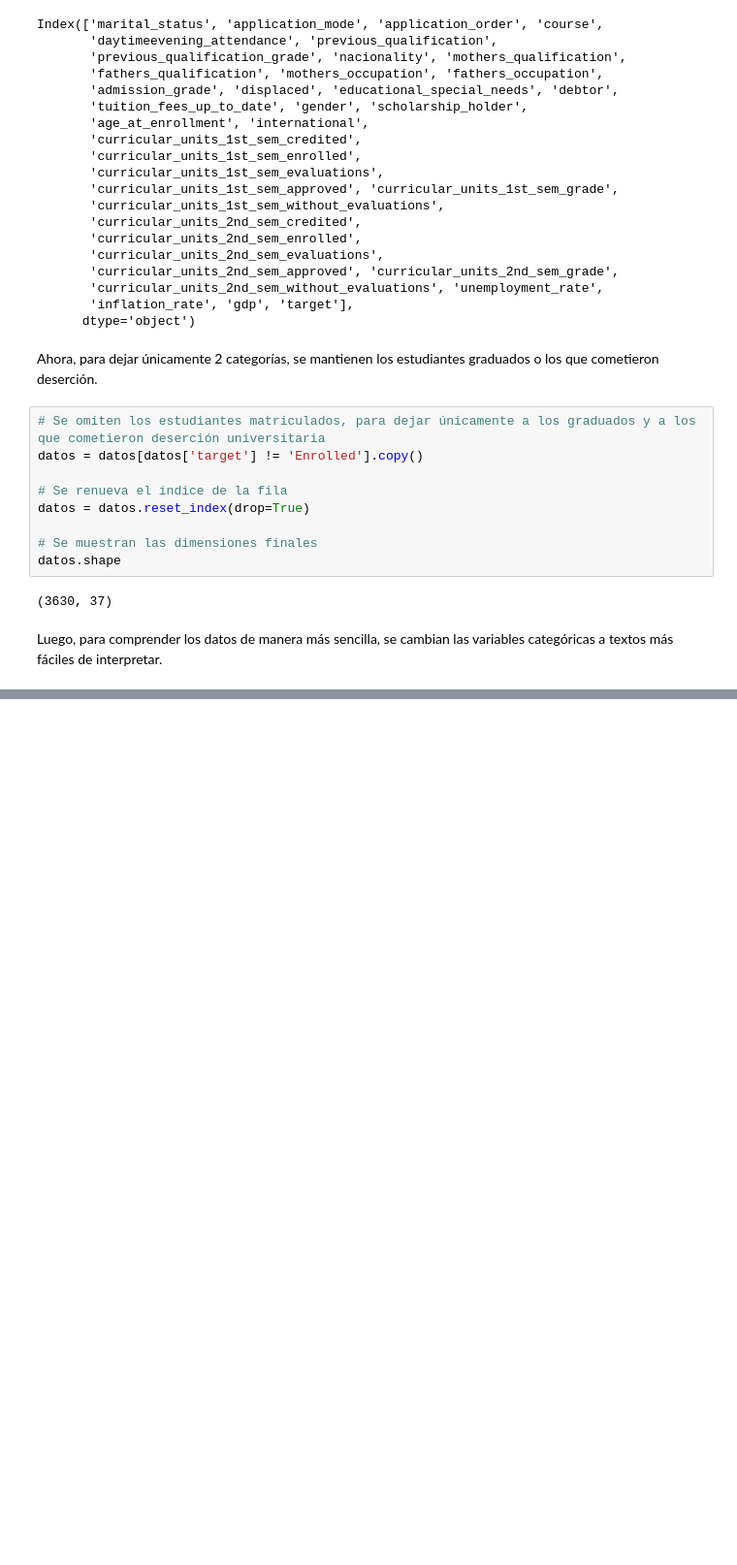
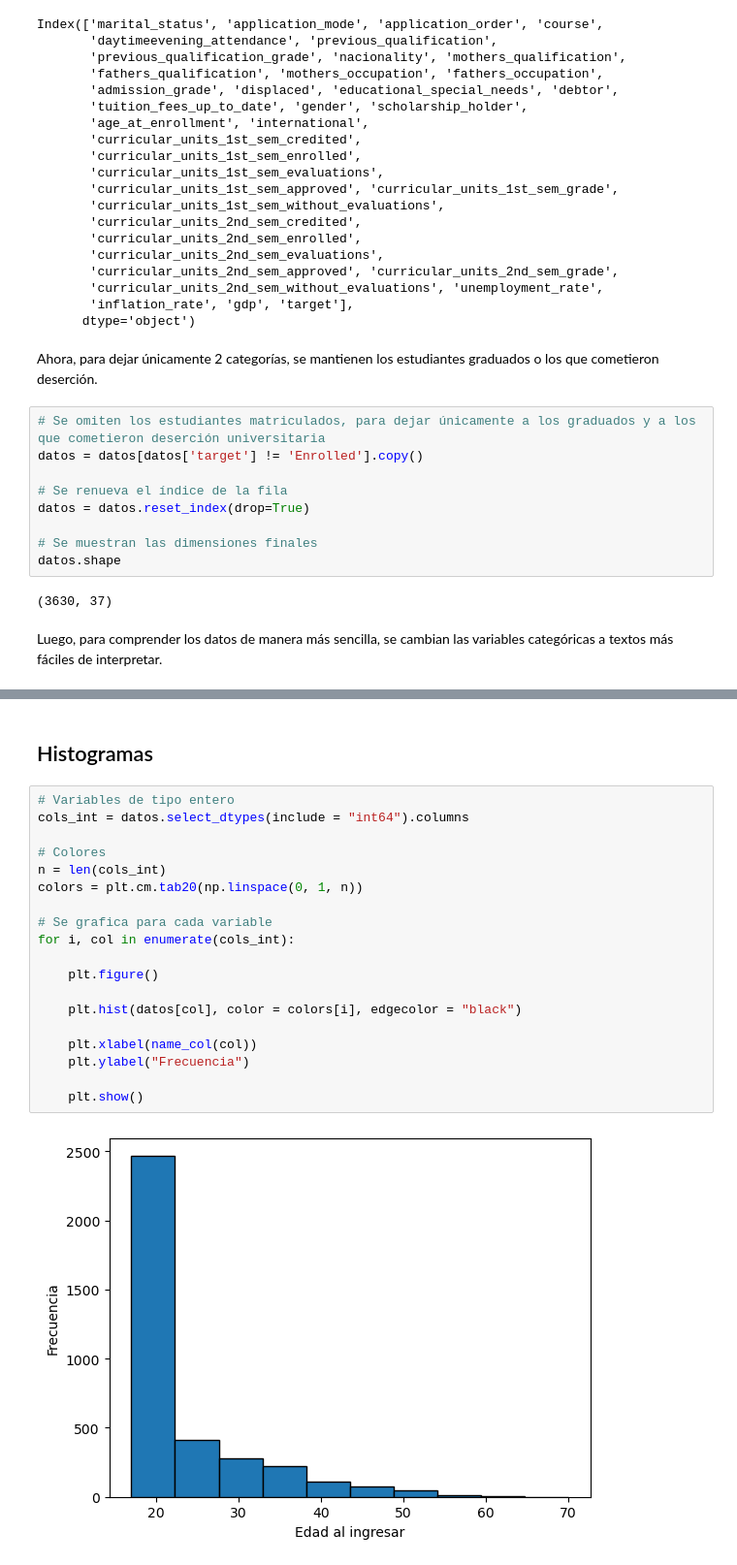
Before and after one commit to Santifer0803/Proyecto_analisis_de_datos, a Jupyter notebook: Proyecto análisis de datos.ipynb, the cells around one changed output, grey strips where cells are left out. Shown at 97% size. Cells and saved outputs as stored; diff of their text form; blank space fills up the shorter version.

```diff
--- a/Proyecto análisis de datos.ipynb
+++ b/Proyecto análisis de datos.ipynb
@@ -434,0 +578,23 @@ datos
+# %% [markdown]
+## Histogramas
+# %%
+# Variables de tipo entero
+cols_int = datos.select_dtypes(include = "int64").columns
+
+# Colores
+n = len(cols_int)
+colors = plt.cm.tab20(np.linspace(0, 1, n))
+
+# Se grafica para cada variable
+for i, col in enumerate(cols_int):
+
+    plt.figure()
+
+    plt.hist(datos[col], color = colors[i], edgecolor = "black")
+
+    plt.xlabel(name_col(col))
+    plt.ylabel("Frecuencia")
+
+    plt.show()
+# %% [output]
+[figure, added]
```
Also changed, not shown: parts of 13 cells of this notebook.
